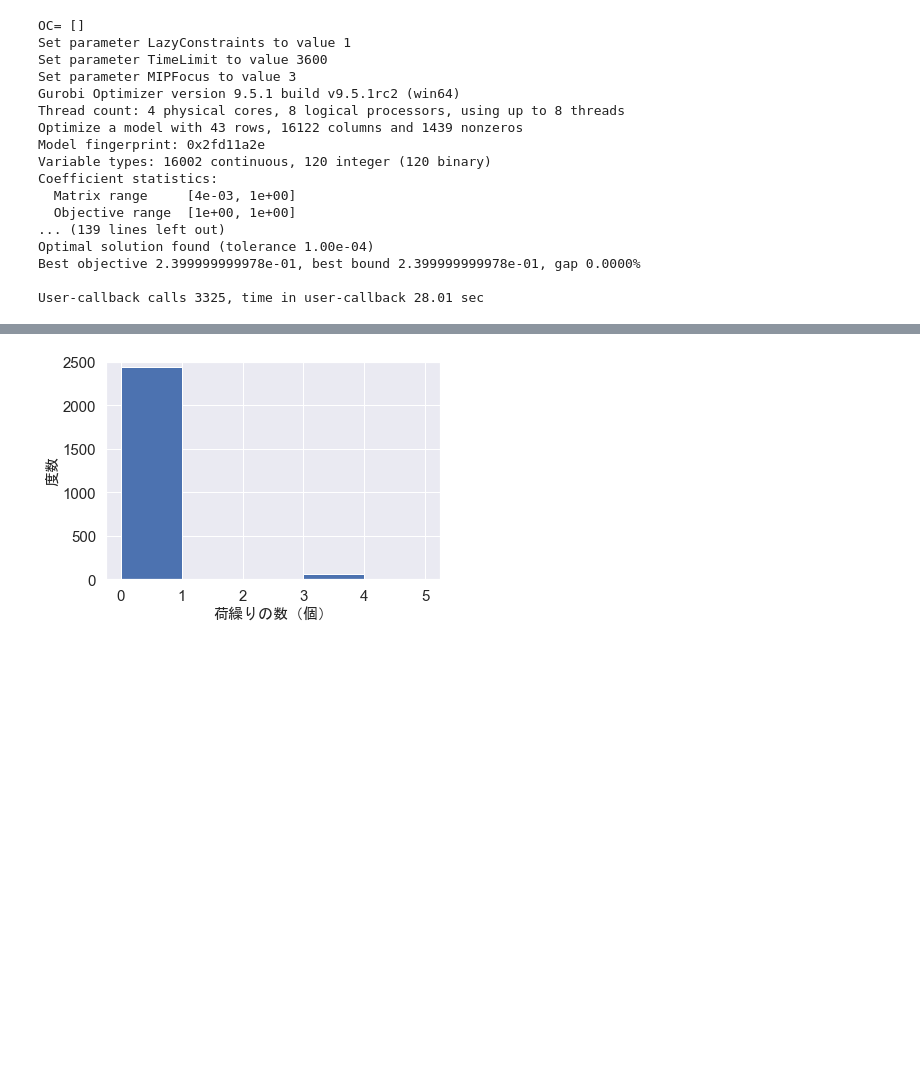
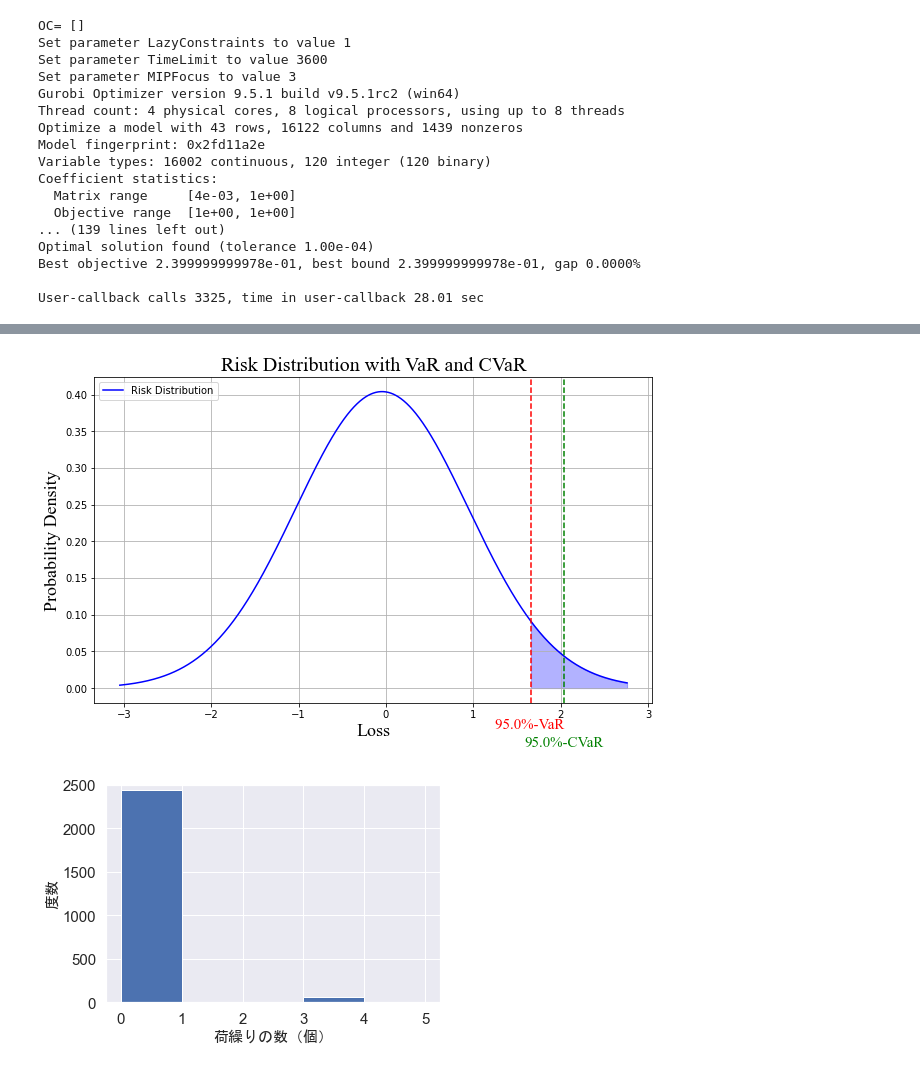
Before and after one commit to ikumadaiki/CPMP, a Jupyter notebook: callback.ipynb, the cells around one changed output, grey strips where cells are left out. Saved outputs shown, nothing was run; the diff lists cells and outputs as text; code cells hidden in the pictures; blank space fills up the shorter version.

```diff
--- a/callback.ipynb
+++ b/callback.ipynb
@@ -966,3 +927,53 @@ the objective function 3.0
+# %%
+import numpy as np
+import matplotlib.pyplot as plt
+from scipy.stats import norm
+
+# ランダムなリスク分布を生成（例として正規分布を使用）
+np.random.seed(0)
+losses = np.random.normal(loc=0, scale=1, size=1000)
+
+# パーセンタイルを使用して VaR を計算
+alpha = 0.95  # パーセンタイルの設定（例：95%）
+var = np.percentile(losses, alpha * 100)
+
+# VaR よりも大きい損失を抽出して CVaR を計算
+cvar = np.mean(losses[losses > var])
+
+# 分布の範囲を設定
+xmin, xmax = min(losses), max(losses)
+x = np.linspace(xmin, xmax, 1000)
+
+# 分布の密度関数を計算
+pdf = norm.pdf(x, loc=np.mean(losses), scale=np.std(losses))
+
+# 分布をプロット
+plt.figure(figsize=(10, 6))
+plt.plot(x, pdf, color='blue', label='Risk Distribution')
+
+# VaR よりも大きい部分を塗りつぶす
+x_fill = np.linspace(var, xmax, 1000)
+pdf_fill = norm.pdf(x_fill, loc=np.mean(losses), scale=np.std(losses))
+plt.fill_between(x_fill, pdf_fill, color='blue', alpha=0.3)
+
+# グラフの装飾
+plt.title('Risk Distribution with VaR and CVaR', fontname='Times New Roman', fontsize=20)
+plt.xlabel('Loss', fontname='Times New Roman', fontsize=18)
+plt.ylabel('Probability Density', fontname='Times New Roman', fontsize=18)
+plt.legend()
+
+# VaR と CVaR をプロット（下のメモリに表示）
+plt.axvline(x=var, color='r', linestyle='--')
+plt.text(var, -0.055, f'{alpha*100:.1f}%-VaR ', color='r', ha='center', fontname='Times New Roman', fontsize=15)
+plt.axvline(x=cvar, color='g', linestyle='--')
+plt.text(cvar, -0.08, f'{alpha*100:.1f}%-CVaR', color='g', ha='center', fontname='Times New Roman', fontsize=15)
+
+plt.grid(True)
+
+# グラフを表示
+plt.show()
+# %% [output]
+[figure, added]
 # %%
 import seaborn as sns
 sns.set()
```
Also changed, not shown: parts of 2 cells of this notebook, 4 other files.
